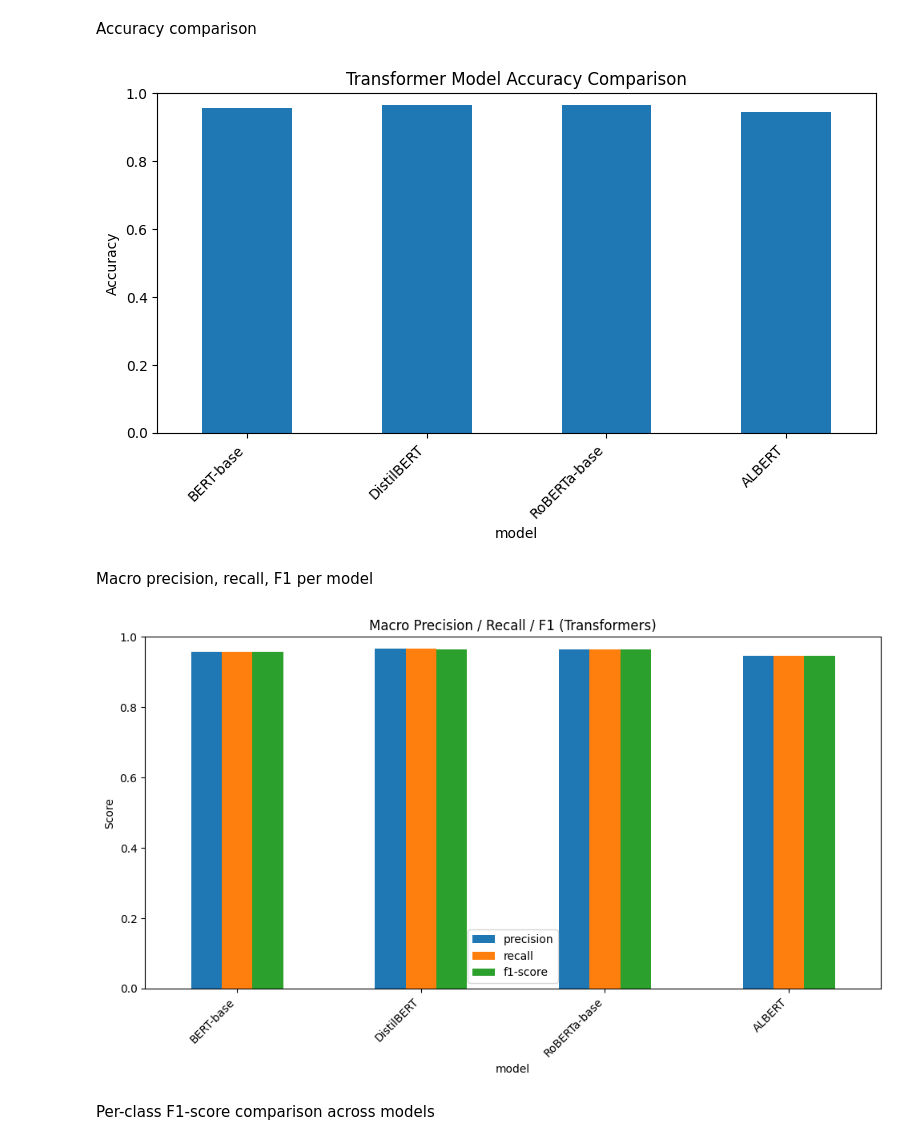
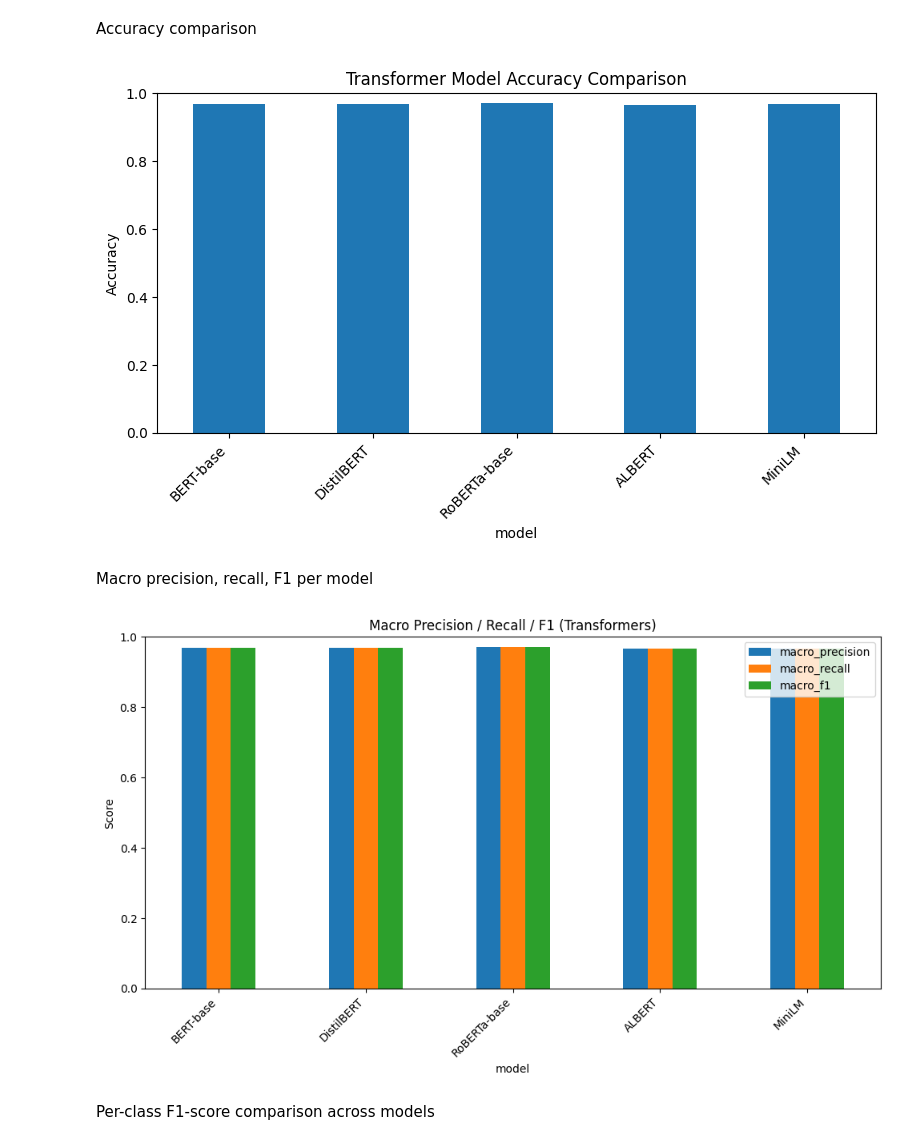
Before and after one commit to ozense1/emotion_classify, a Jupyter notebook: 3_transformer.ipynb, the cells around one changed output. Saved outputs shown, nothing was run; the diff lists cells and outputs as text; code cells hidden in the pictures.

```diff
--- a/3_transformer.ipynb
+++ b/3_transformer.ipynb
@@ -250,2 +330,5 @@ KeyboardInterrupt:
 # %% [markdown]
 ## Graphs
+# %%
+tf_df = pd.read_csv('transformer_model_results.csv')
+tf_df
@@ -252,14 +353,11 @@ KeyboardInterrupt:
 # %% [markdown]
 Accuracy comparison
 # %%
-import matplotlib.pyplot as plt
-import pandas as pd
-
-# Accuracy DataFrame for transformer models
-acc_df = pd.DataFrame({
-    'model': list(results_tf.keys()),
-    'accuracy': [results_tf[m]['accuracy'] for m in results_tf]
-}).set_index('model')
+acc_df = (
+    tf_df[tf_df["class"] == "macro avg"][["model", "accuracy"]]
+    .drop_duplicates()
+    .set_index("model")
+)
 
 acc_df.plot(kind='bar', legend=False, figsize=(8,5))
 plt.ylabel('Accuracy')
@@ -269,26 +367,27 @@ plt.xticks(rotation=45, ha='right')
 plt.tight_layout()
 plt.show()
 # %% [output]
-[figure, old version]
+[figure, new version]
 # %% [markdown]
 Macro precision, recall, F1 per model
 # %%
-macro_df = pd.DataFrame({
-    'model': list(results_tf.keys()),
-    'precision': [results_tf[m]['report']['macro avg']['precision'] for m in results_tf],
-    'recall':    [results_tf[m]['report']['macro avg']['recall'] for m in results_tf],
-    'f1-score':  [results_tf[m]['report']['macro avg']['f1-score'] for m in results_tf],
-}).set_index('model')
+macro_df = (
+    tf_df[tf_df["class"] == "macro avg"][["model", "precision", "recall", "f1-score"]]
+    .drop_duplicates()
+    .set_index("model")
+)
+
+macro_df.columns = ["macro_precision", "macro_recall", "macro_f1"]
 
 macro_df.plot(kind='bar', figsize=(10,6))
 plt.ylabel('Score')
 plt.title('Macro Precision / Recall / F1 (Transformers)')
 plt.ylim(0.0, 1.0)
 plt.xticks(rotation=45, ha='right')
 plt.tight_layout()
 plt.show()
 # %% [output]
-[figure, old version]
+[figure, new version]
 # %% [markdown]
 Per-class F1-score comparison across models
 # %%
```
Also changed, not shown: parts of 6 cells of this notebook, 2 other files.
